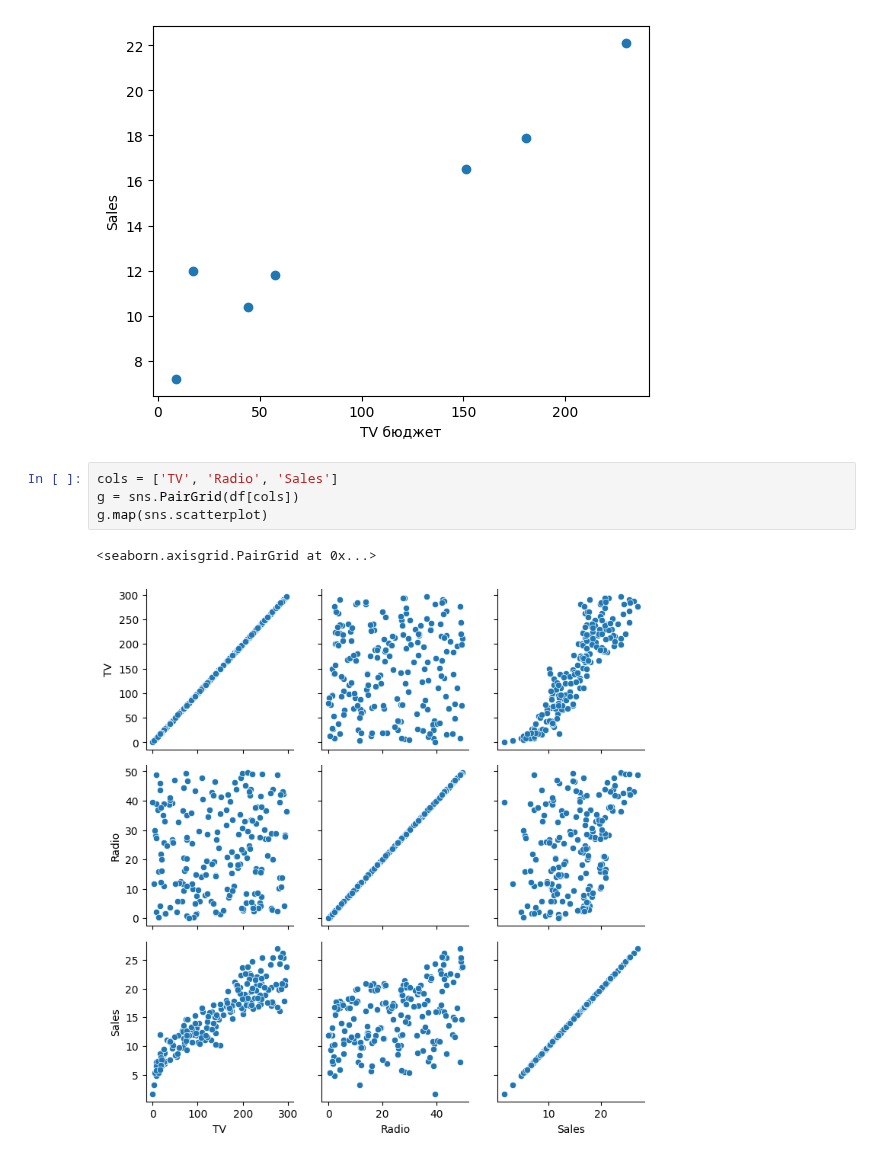
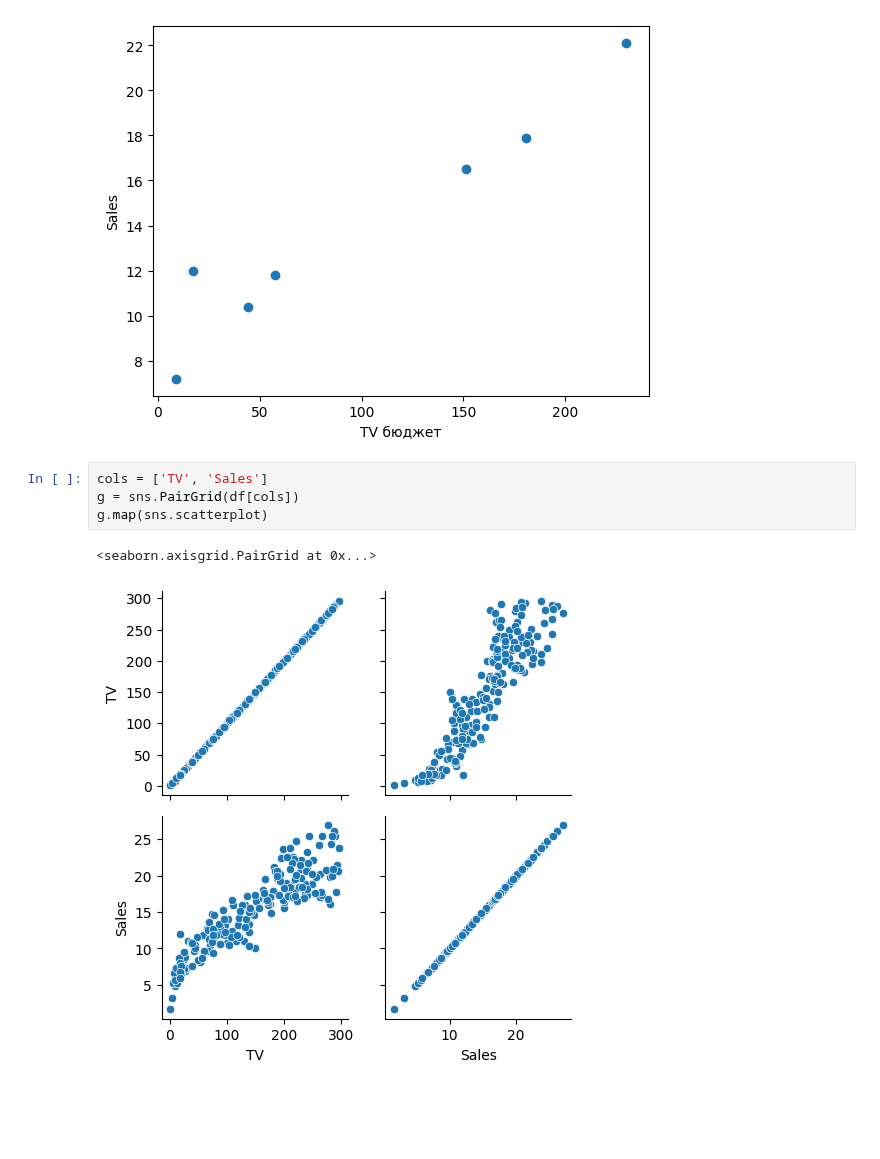
Before and after one commit to MrsMystique/python-repo, a Jupyter notebook: DataAnalising/data analysis harward/plotting data. done.ipynb, the cells around one changed output. Saved outputs shown, nothing was run; the diff lists cells and outputs as text; blank space fills up the shorter version.

```diff
--- a/DataAnalising/data analysis harward/plotting data. done.ipynb
+++ b/DataAnalising/data analysis harward/plotting data. done.ipynb
@@ -156,9 +156,9 @@ plt.ylabel("Sales")
 Text(0, 0.5, 'Sales')
 [figure]
 # %%
-cols = ['TV', 'Radio', 'Sales']
+cols = ['TV', 'Sales']
 g = sns.PairGrid(df[cols])
 g.map(sns.scatterplot)
 # %% [output]
 <seaborn.axisgrid.PairGrid at 0x...>
-[figure, old version]
+[figure, new version]
```
Also changed, not shown: parts of 1 cell of this notebook, 3 other files.
